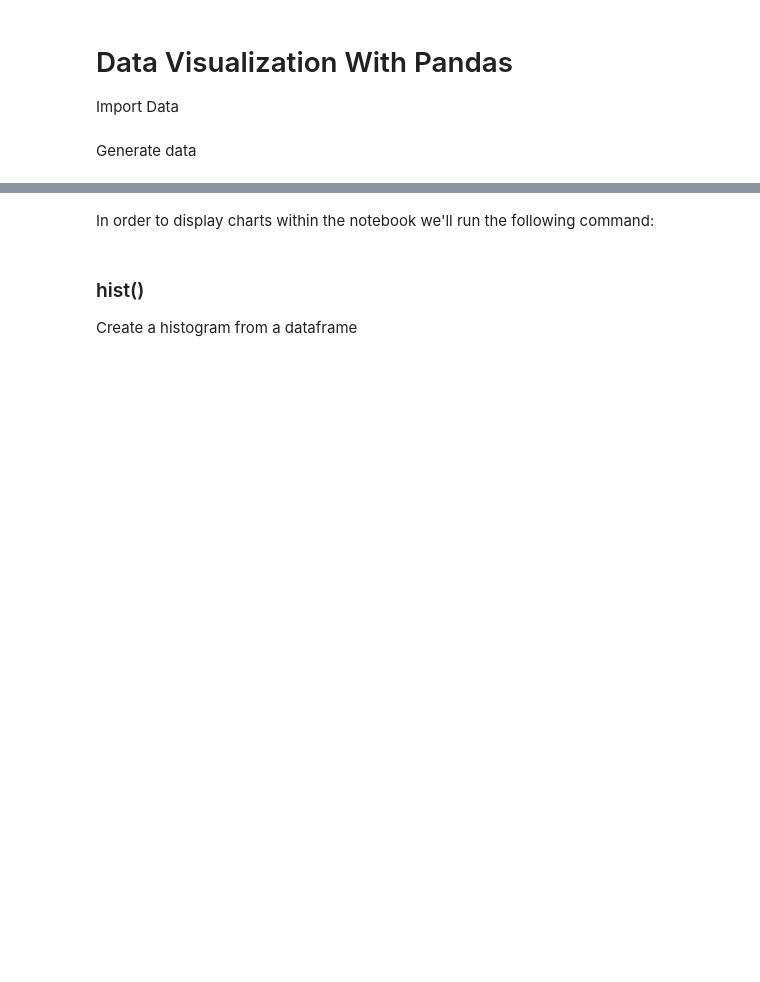
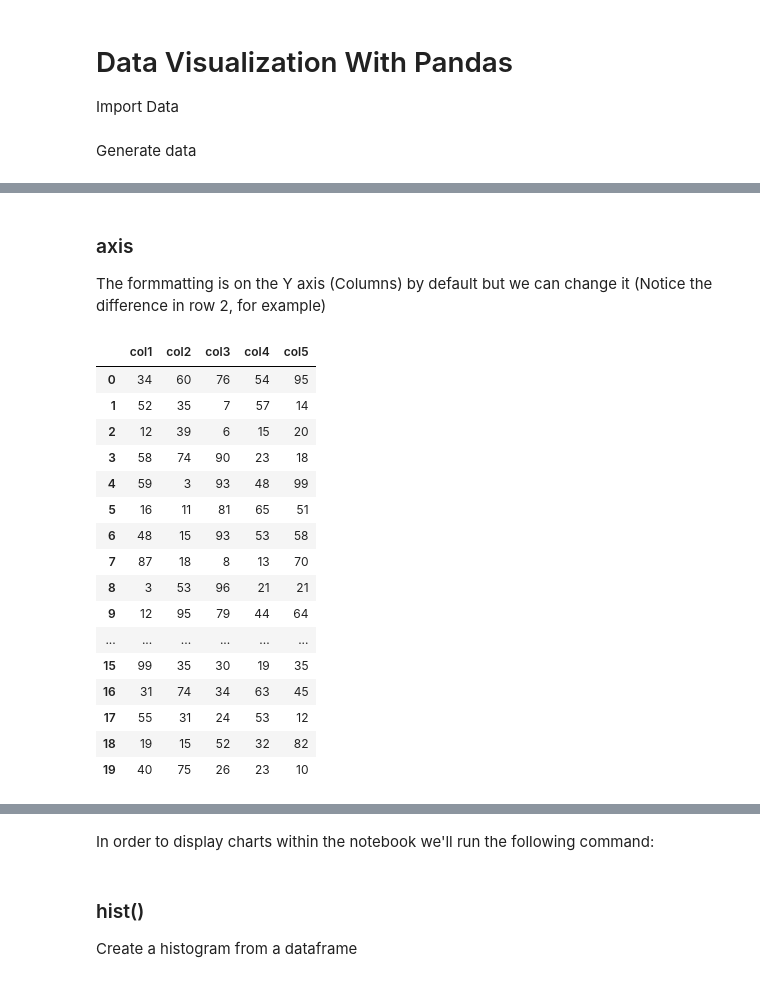
Before and after one commit to Elad-p/Python, a Jupyter notebook: Data Analysis/10_Pandas - Data Visualization.ipynb, the cells around one changed output, grey strips where cells are left out. Drawn from its saved outputs; the diff is of its cells as text; code cells hidden in the pictures; blank space fills up the shorter version.

```diff
--- a/Data Analysis/10_Pandas - Data Visualization.ipynb
+++ b/Data Analysis/10_Pandas - Data Visualization.ipynb
@@ -8,0 +74,23 @@ Generate data
+# %% [markdown]
+### axis
+The formmatting is on the Y axis (Columns) by default but we can change it (Notice the difference in row 2, for example)
+# %%
+df.style.background_gradient(cmap='Oranges', axis = 1)
+# %% [output]
+|  | col1 | col2 | col3 | col4 | col5 |
+| 0 | 34 | 60 | 76 | 54 | 95 |
+| 1 | 52 | 35 | 7 | 57 | 14 |
+| 2 | 12 | 39 | 6 | 15 | 20 |
+| 3 | 58 | 74 | 90 | 23 | 18 |
+| 4 | 59 | 3 | 93 | 48 | 99 |
+| 5 | 16 | 11 | 81 | 65 | 51 |
+| 6 | 48 | 15 | 93 | 53 | 58 |
+| 7 | 87 | 18 | 8 | 13 | 70 |
+| 8 | 3 | 53 | 96 | 21 | 21 |
+| 9 | 12 | 95 | 79 | 44 | 64 |
+| ... | ... | ... | ... | ... | ... |
+| 15 | 99 | 35 | 30 | 19 | 35 |
+| 16 | 31 | 74 | 34 | 63 | 45 |
+| 17 | 55 | 31 | 24 | 53 | 12 |
+| 18 | 19 | 15 | 52 | 32 | 82 |
+| 19 | 40 | 75 | 26 | 23 | 10 |
```
Also changed, not shown: parts of 7 cells of this notebook.
